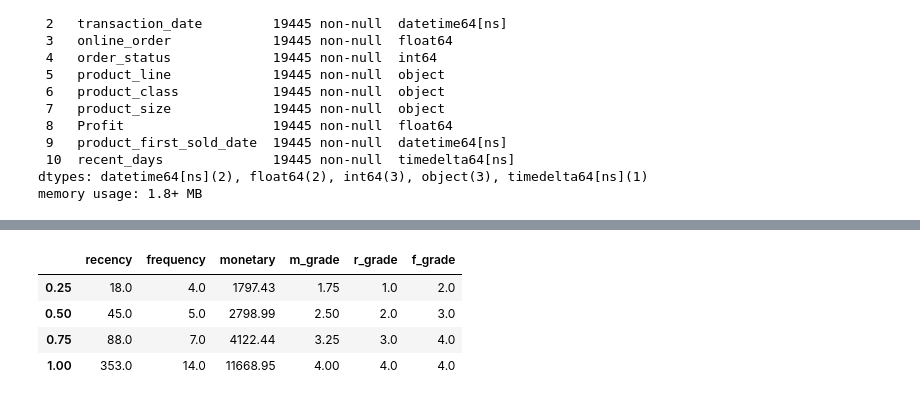
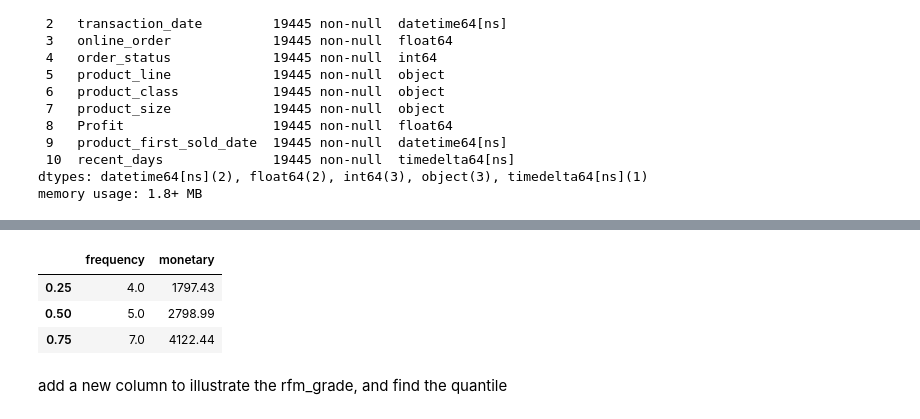
Before and after one commit to Yuxuanjojo/KPMG_virtual_internship, a Jupyter notebook: Code/KPMG_data_cleaning.ipynb, the cells around one changed output, grey strips where cells are left out. Saved outputs shown, nothing was run; the diff lists cells and outputs as text; code cells hidden in the pictures.

```diff
--- a/Code/KPMG_data_cleaning.ipynb
+++ b/Code/KPMG_data_cleaning.ipynb
@@ -299,11 +299,12 @@ rfm.head(10)
 # %%
-rfm.quantile([0.25,0.5,0.75,1])
+rfm.quantile(q = [0.25,0.5,0.75])
 # %% [output]
-|  | recency | frequency | monetary | m_grade | r_grade | f_grade |
-| 0.25 | 18.0 | 4.0 | 1797.43 | 1.75 | 1.0 | 2.0 |
-| 0.50 | 45.0 | 5.0 | 2798.99 | 2.50 | 2.0 | 3.0 |
-| 0.75 | 88.0 | 7.0 | 4122.44 | 3.25 | 3.0 | 4.0 |
-| 1.00 | 353.0 | 14.0 | 11668.95 | 4.00 | 4.0 | 4.0 |
+|  | frequency | monetary |
+| 0.25 | 4.0 | 1797.43 |
+| 0.50 | 5.0 | 2798.99 |
+| 0.75 | 7.0 | 4122.44 |
+# %% [markdown]
+add a new column to illustrate the rfm_grade, and find the quantile
 # %%
 r_grade=[]
 for item in rfm.recency:
```
Also changed, not shown: parts of 8 cells of this notebook.
